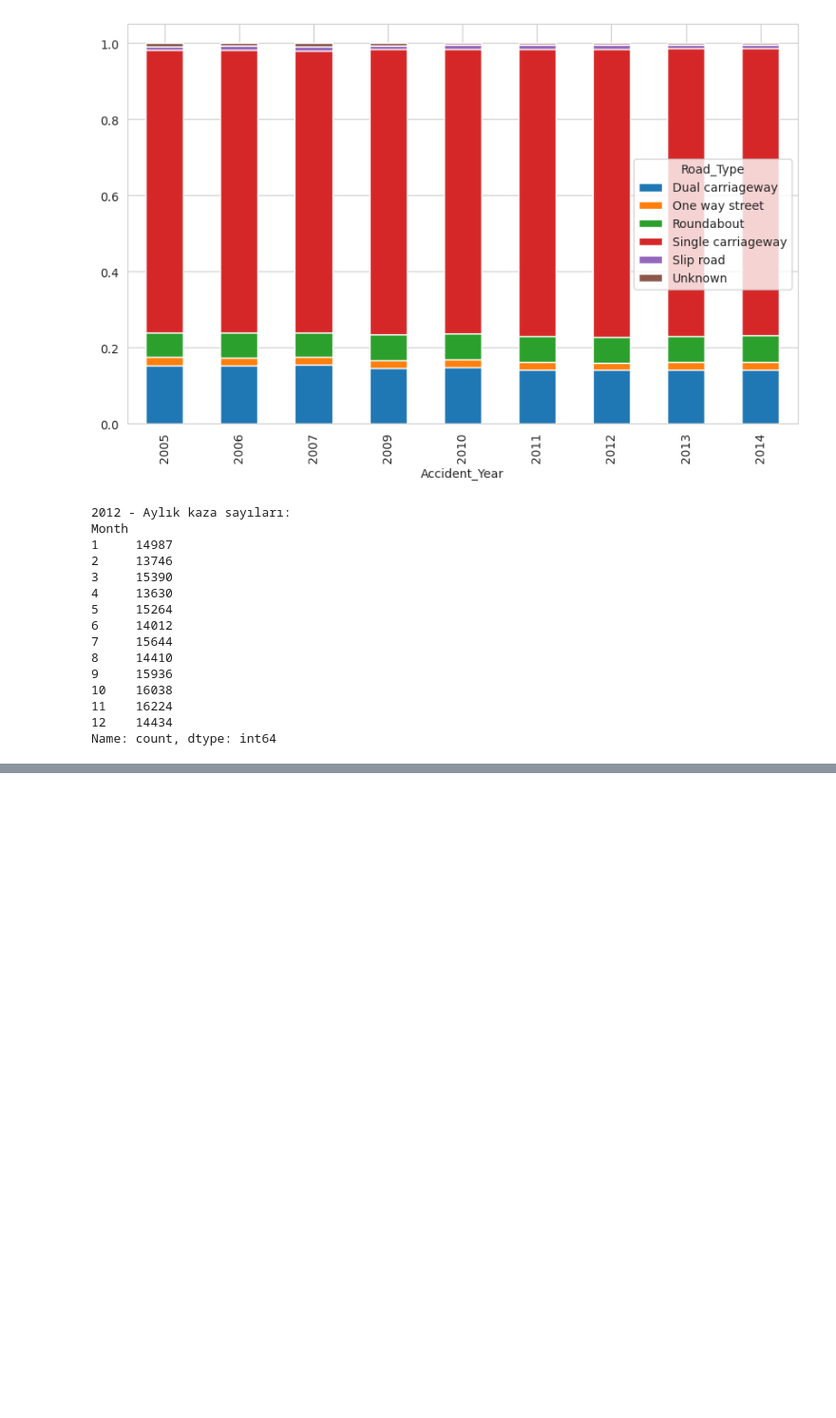
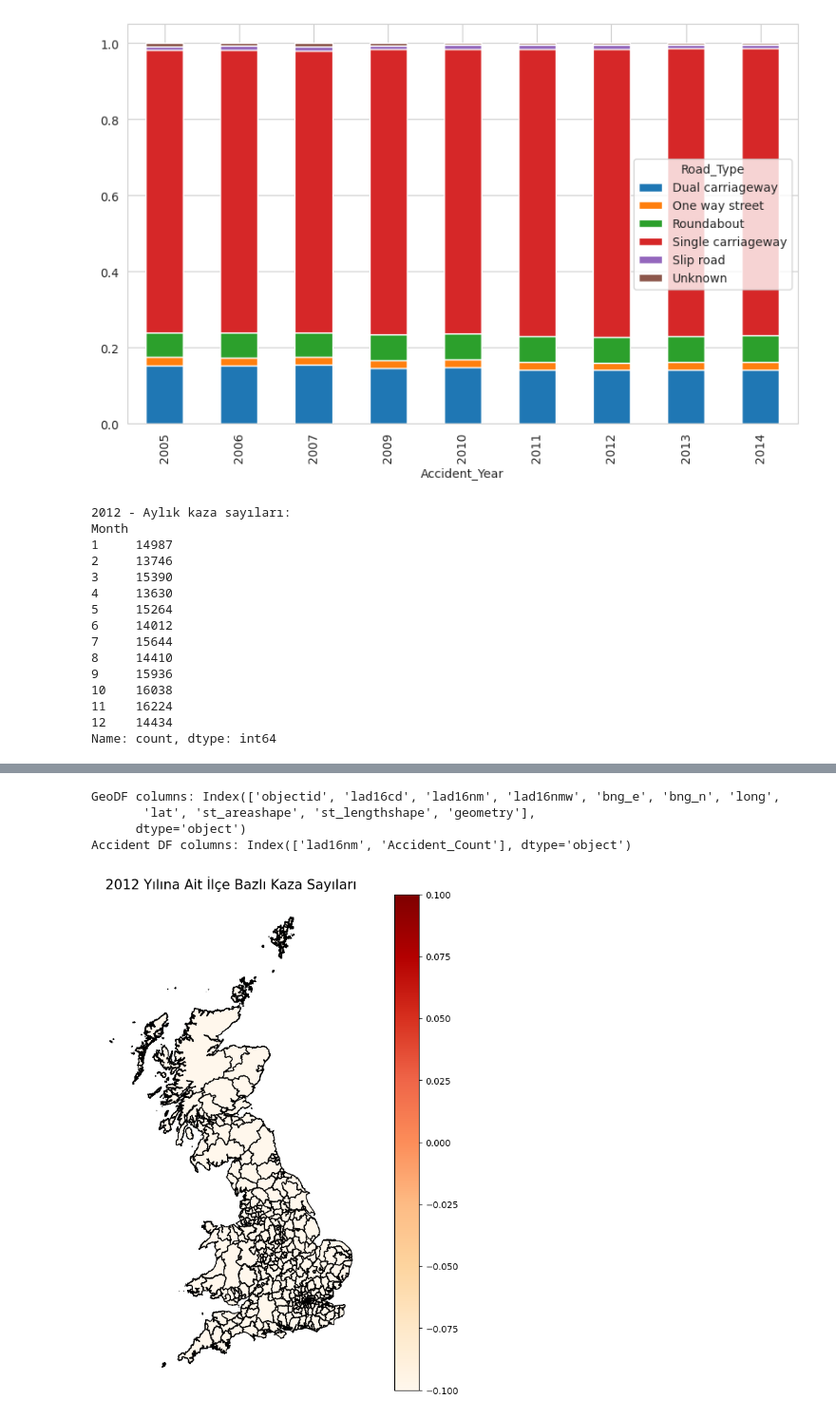
Before and after one commit to ertecino/Trafik-Kazalar-Analizi, a Jupyter notebook: trafik-kazalar-analizi.ipynb, the cells around one changed output, grey strips where cells are left out. Shown at 95% size. Saved outputs shown, nothing was run; the diff lists cells and outputs as text; code cells hidden in the pictures; blank space fills up the shorter version.

Commit message:
Kaggle Notebook | Trafik Kazaları Analizi | Version 4

```diff
--- a/trafik-kazalar-analizi.ipynb
+++ b/trafik-kazalar-analizi.ipynb
@@ -741,0 +735,7 @@ Name: count, dtype: int64
+# %%
+# GeoJSON dosyasının yolunu doğru şekilde verin
+geo_df = gpd.read_file('/kaggle/input/2000-16-traffic-flow-england-scotland-wales/Local_Authority_Districts_Dec_2016.geojson')
+
+# Kaza sayılarıyla eşleştir
+merged = geo_df.merge(local_accidents_2012, left_on='lad16nm', right_on='LAD16NM', how='left')
+merged['Accident_Count'] = merged['Accident_Count'].fillna(0)
@@ -741,0 +831,37 @@ Name: count, dtype: int64
+# %%
+import geopandas as gpd
+import pandas as pd
+import matplotlib.pyplot as plt
+
+# 1. GeoDataFrame ve kaza verisini yüklediğini varsayıyoruz:
+# geo_df = gpd.read_file("path_to_shapefile.shp")
+# local_accidents_2012 = accidents_df[accidents_df['Year'] == 2012]
+
+# 2. Sütun isimlerini kontrol et
+print("GeoDF columns:", geo_df.columns)
+print("Accident DF columns:", local_accidents_2012.columns)
+
+# 3. local_accidents_2012'yi ilçe bazında grupla
+local_accidents_2012_grouped = local_accidents_2012.groupby('lad16nm').size().reset_index(name='Accident_Count')
+
+# 4. Eşleştirme için sütun adlarını uyumlu hale getir
+geo_df['lad16nm'] = geo_df['lad16nm'].astype(str)
+local_accidents_2012_grouped.rename(columns={'Local_Authority_(District)': 'lad16nm'}, inplace=True)
+local_accidents_2012_grouped['lad16nm'] = local_accidents_2012_grouped['lad16nm'].astype(str)
+
+# 5. Veri setlerini birleştir
+merged = geo_df.merge(local_accidents_2012_grouped, on='lad16nm', how='left')
+merged['Accident_Count'] = merged['Accident_Count'].fillna(0)
+
+# 6. Harita çizimi
+fig, ax = plt.subplots(1, 1, figsize=(12, 10))
+merged.plot(column='Accident_Count', ax=ax, legend=True, cmap='OrRd', edgecolor='black')
+ax.set_title('2012 Yılına Ait İlçe Bazlı Kaza Sayıları', fontsize=15)
+plt.axis('off')
+plt.show()
+# %% [output]
+GeoDF columns: Index(['objectid', 'lad16cd', 'lad16nm', 'lad16nmw', 'bng_e', 'bng_n', 'long',
+       'lat', 'st_areashape', 'st_lengthshape', 'geometry'],
+      dtype='object')
+Accident DF columns: Index(['lad16nm', 'Accident_Count'], dtype='object')
+[figure, added]
```
Also changed, not shown: parts of 33 cells of this notebook.
